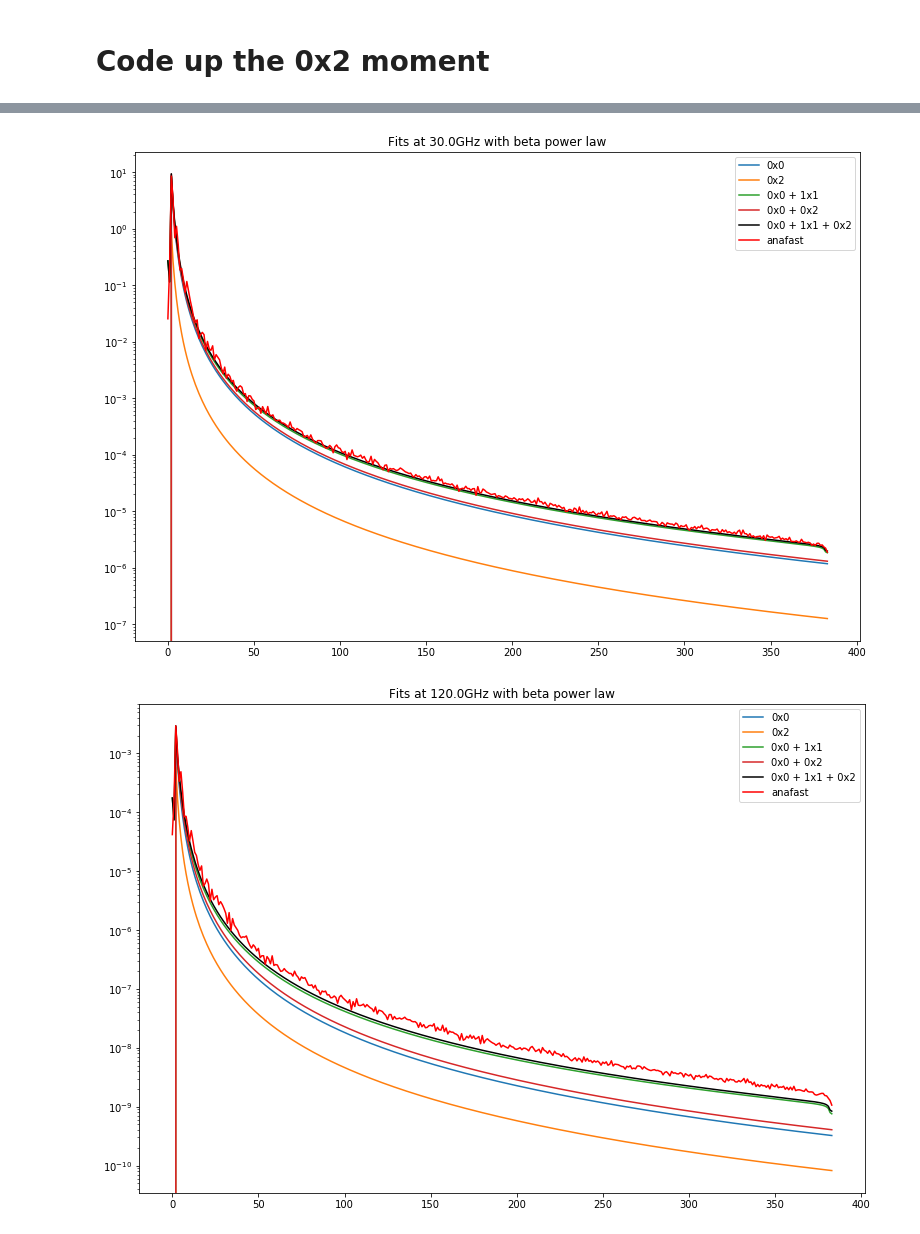
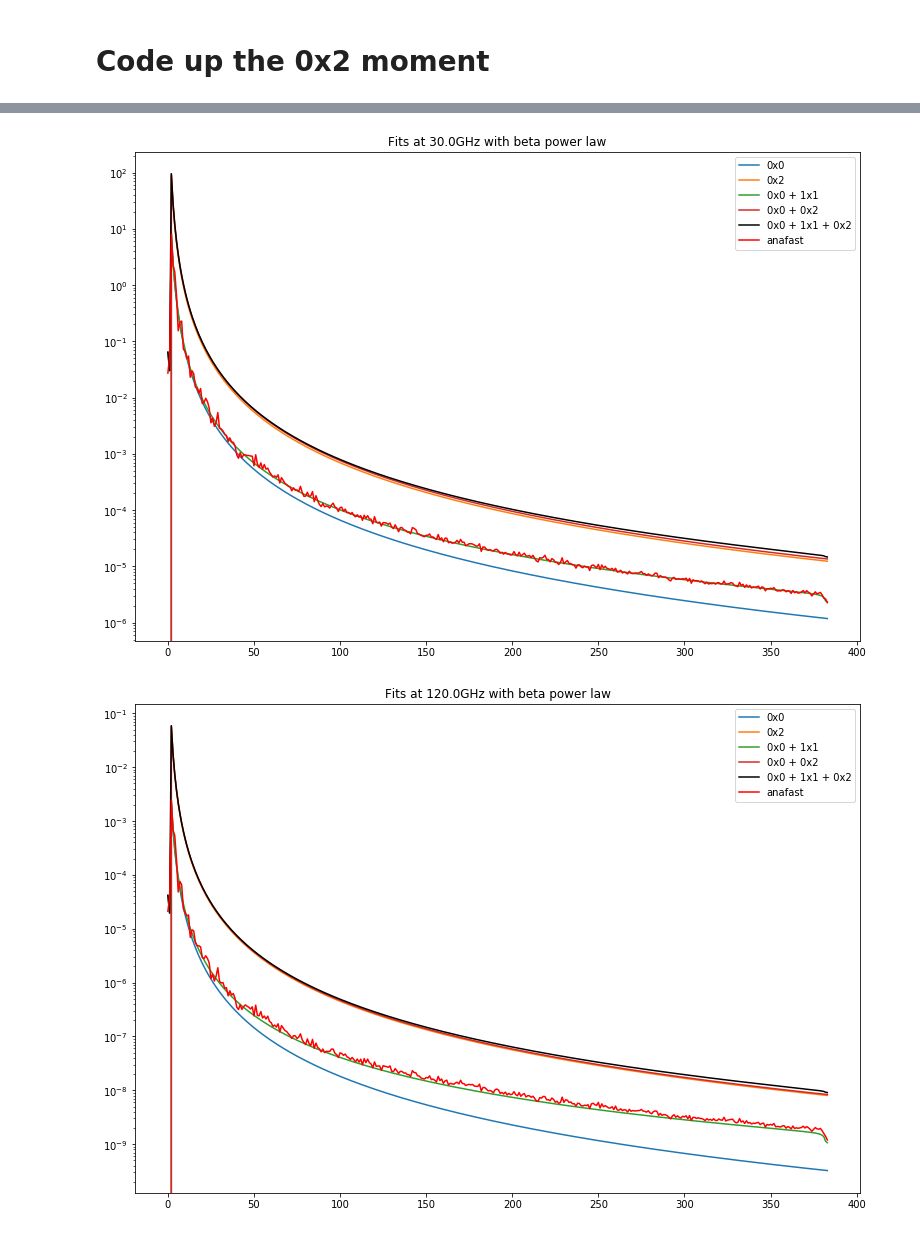
Before and after one commit to acwgough/foreground_moments, a Jupyter notebook: 2019-07-26 synch moments beta powerlaw.ipynb, the cells around one changed output, grey strips where cells are left out. Drawn from its saved outputs; the diff is of its cells as text; code cells hidden in the pictures.

Commit message:
added function to produce plots given freqencies, and began running it with different parameters to see how they affect the moment fits.

```diff
--- a/2019-07-26 synch moments beta powerlaw.ipynb
+++ b/2019-07-26 synch moments beta powerlaw.ipynb
@@ -25,7 +25,7 @@ beta_BB = -3.2
 beta_sigma = 1.5e-6
 
 A_beta = 1e-6
-gamma_BB = -2.5 #needs to be less than -2 for the 0x2 term to converge
+gamma_BB = -2.1 #needs to be less than -2 for the 0x2 term to converge
 nu0 = 2.3e9
 
 #-------map paramters--------------------
@@ -235,15 +235,16 @@ semilogy(ells, moment0x2[0])
 # %%
 for i in range(len(freqs)):
     figure(figsize=(13,9))
     semilogy(ells, moment0x0[i], label='0x0')
-#     semilogy(ells, moment1x1[i], label='1x1')
+    semilogy(ells, moment1x1[i], label='1x1')
     semilogy(ells, moment0x2[i], label='0x2')
     semilogy(ells, moment0x0[i]+moment1x1[i], label='0x0 + 1x1')
     semilogy(ells, moment0x0[i]+moment0x2[i], label='0x0 + 0x2')
     semilogy(ells, moment0x0[i]+moment1x1[i]+moment0x2[i], 'k', label='0x0 + 1x1 + 0x2')
     semilogy(ells, hp.anafast(newmaps_2[i]), 'r', label='anafast')
+#     xlim(2,30)
     title('Fits at ' + str(np.round(freqs[i]*1e-9)) + 'GHz with beta power law')
     legend();
 # %% [output]
-[figure, old version]
+[figure, new version]
-[figure, old version]
+[figure, new version]
```
Also changed, not shown: parts of 19 cells of this notebook, 2 other files.
